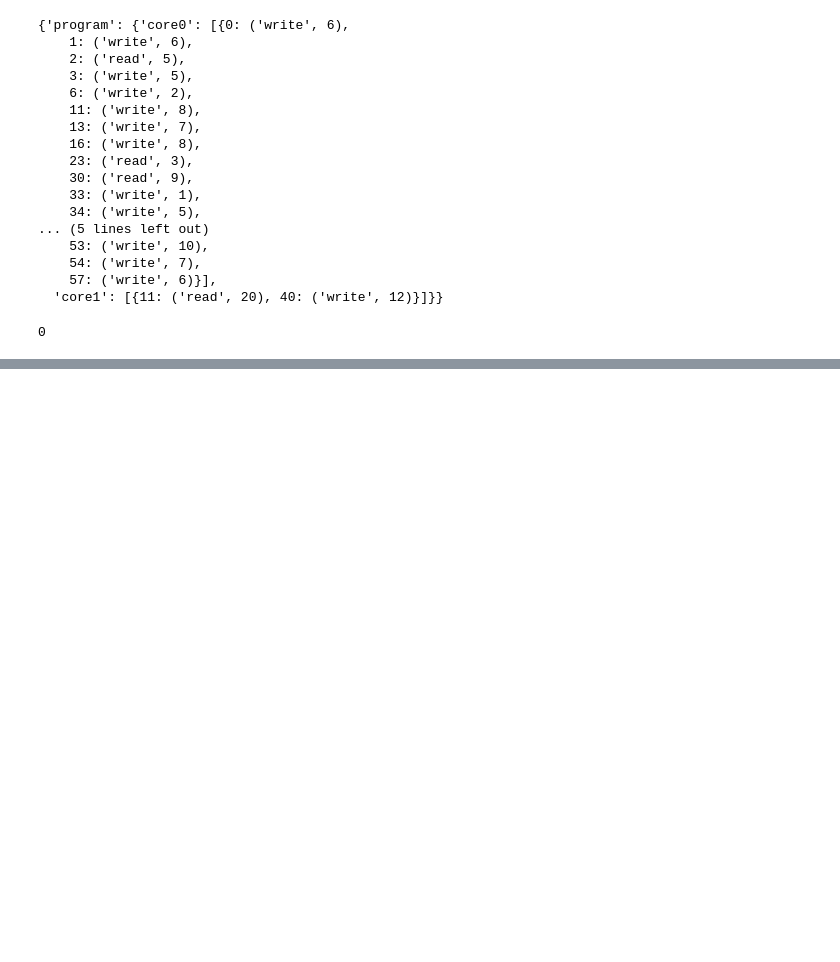
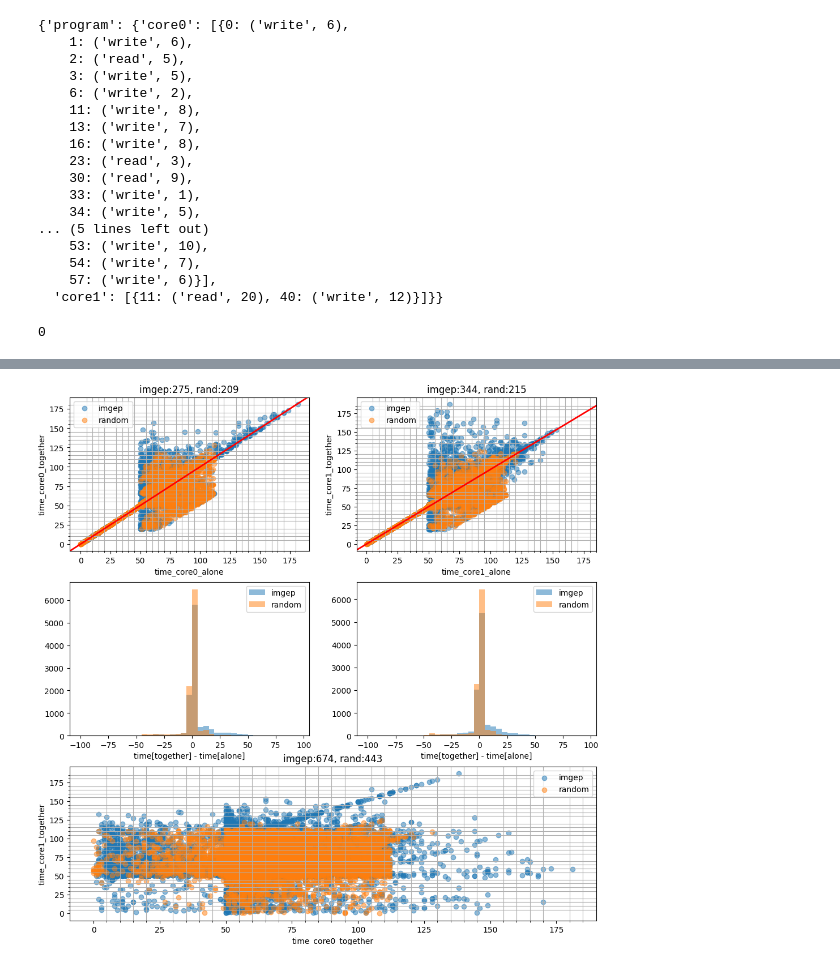
Before and after one commit to Ludoviccccc/ExplorationSimu3, a Jupyter notebook: test_imgep.ipynb, the cells around one changed output, grey strips where cells are left out. Cells and saved outputs as stored; diff of their text form; code cells hidden in the pictures; blank space fills up the shorter version.

```diff
--- a/test_imgep.ipynb
+++ b/test_imgep.ipynb
@@ -163,0 +190,4 @@ len(H_rand)
+# %%
+Image(filename=f'images/time_k_{k}_s_{s}_0.png')
+# %% [output]
+[figure, added]
```
Also changed, not shown: parts of 13 cells of this notebook, 9 other files.
